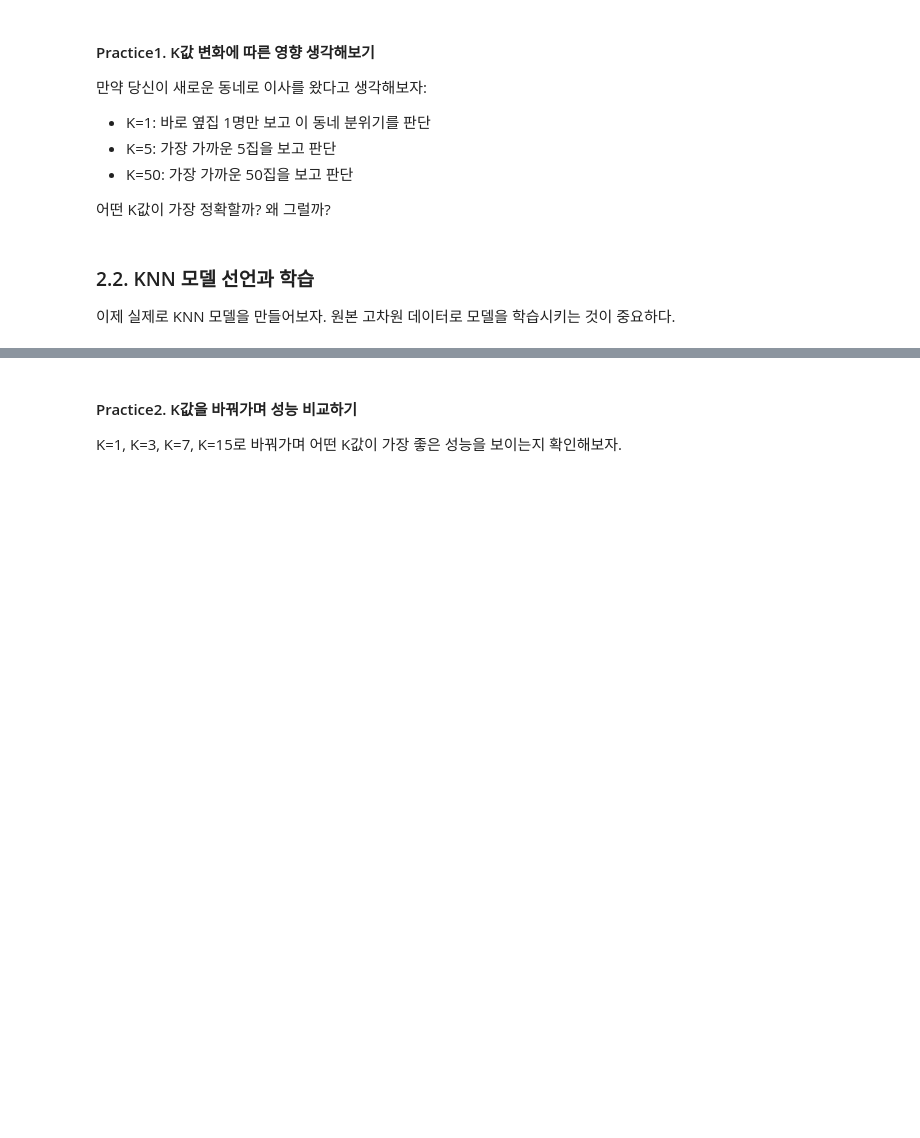
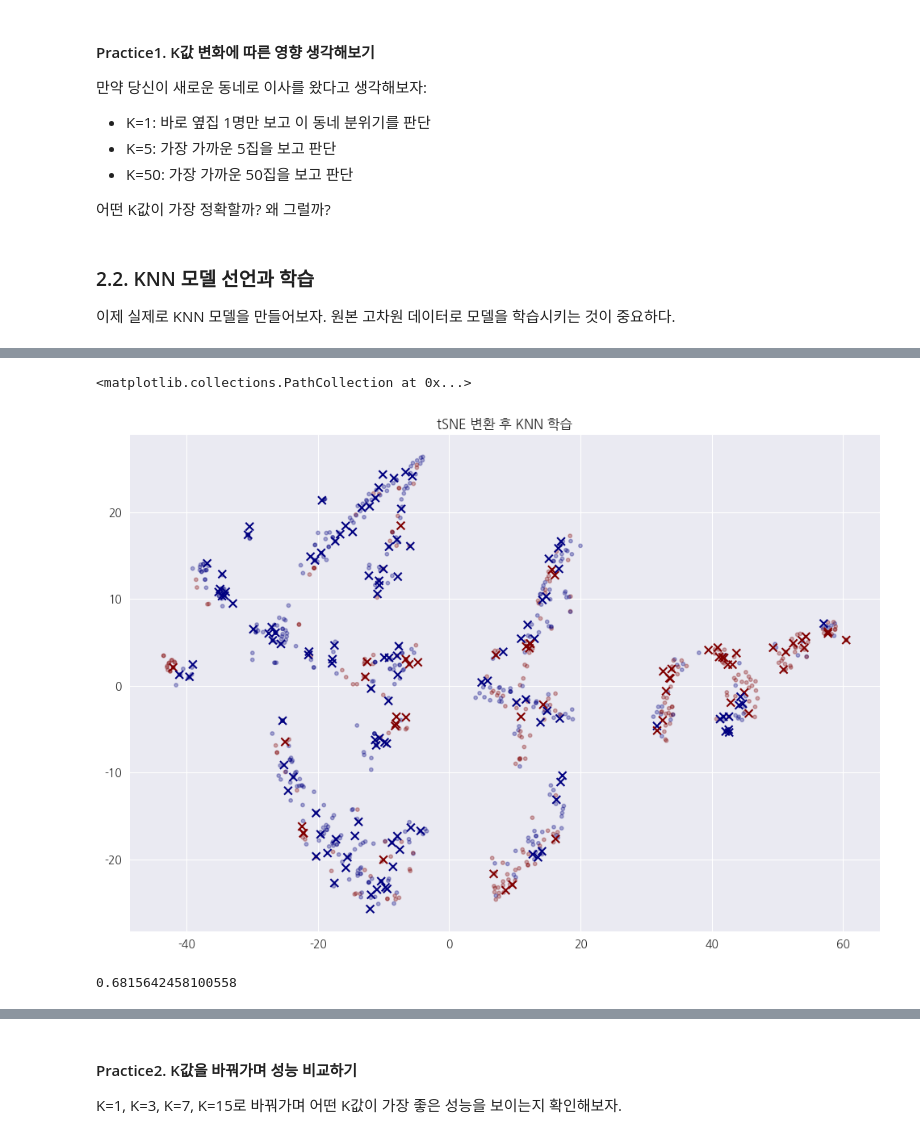
Before and after one commit to gatesplan/python-lecture, a Jupyter notebook: lecture-ml/ML 5. 전처리와 KNN.ipynb, the cells around one changed output, grey strips where cells are left out. Saved outputs shown, nothing was run; the diff lists cells and outputs as text; code cells hidden in the pictures; blank space fills up the shorter version.

```diff
--- a/lecture-ml/ML 5. 전처리와 KNN.ipynb
+++ b/lecture-ml/ML 5. 전처리와 KNN.ipynb
@@ -368,2 +335,31 @@ print(f"데이터 크기: X{X.shape}, y{y.shape}")
+# %%
+x = clean_titanic.iloc[:, 1:]
+y = clean_titanic.iloc[:, 0]
+
+# tSNE 변환
+from sklearn.manifold import TSNE
+tsne = TSNE(n_components=2)
+tsne_results = tsne.fit_transform(x)
+
+x_train, x_test, y_train, y_test = train_test_split(tsne_results, y, test_size=.2)
+
+knn_tsne = KNeighborsClassifier(n_neighbors=5)
+knn_tsne.fit(x_train, y_train)
+y_pred = knn_tsne.predict(x_test)
+
+# 시각화
+plt.figure(figsize=(12, 8))
+plt.title('tSNE 변환 후 KNN 학습')
+plt.scatter(x_train[:, 0], x_train[:, 1], c=y_train,
+            label='훈련 데이터', s=10, alpha=.3, cmap='jet')
+plt.scatter(x_test[:, 0], x_test[:, 1], c=y_pred,
+            label='테스트 데이터', s=50, marker='x', cmap='jet')
+# %% [output]
+<matplotlib.collections.PathCollection at 0x...>
+[figure, added]
+# %%
+accuracy_score(y_test, y_pred)
+# %% [output]
+0.6815642458100558
 # %%
 # 훈련용과 테스트용으로 데이터 분할
```
Also changed, not shown: parts of 19 cells of this notebook, 10 other files.
